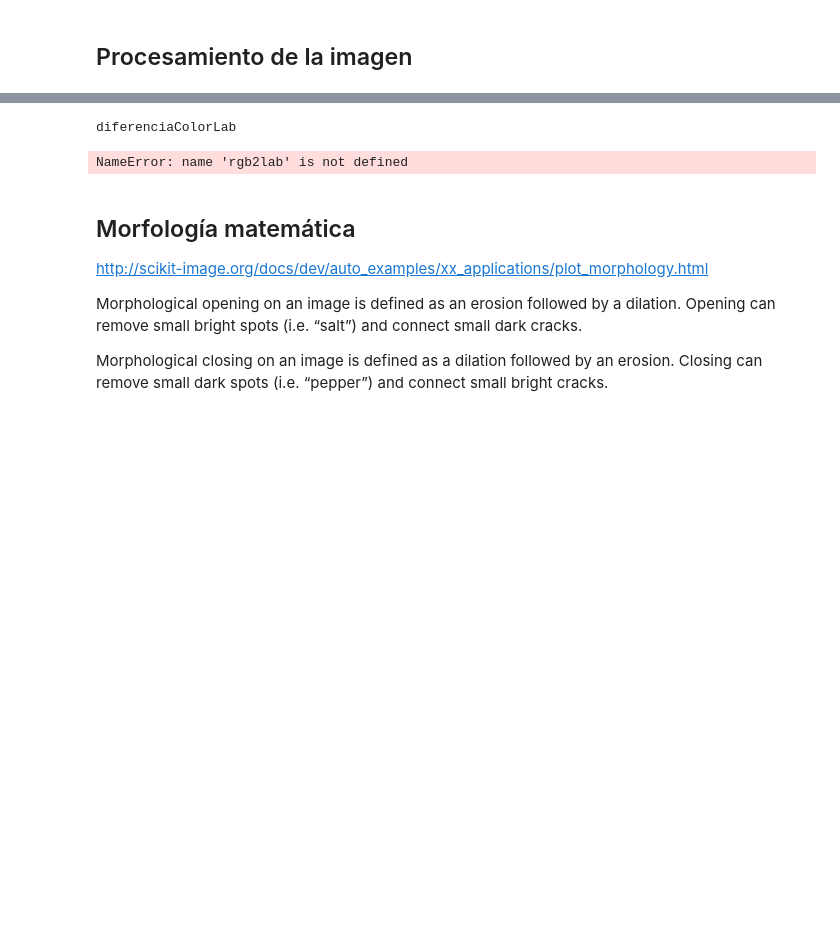
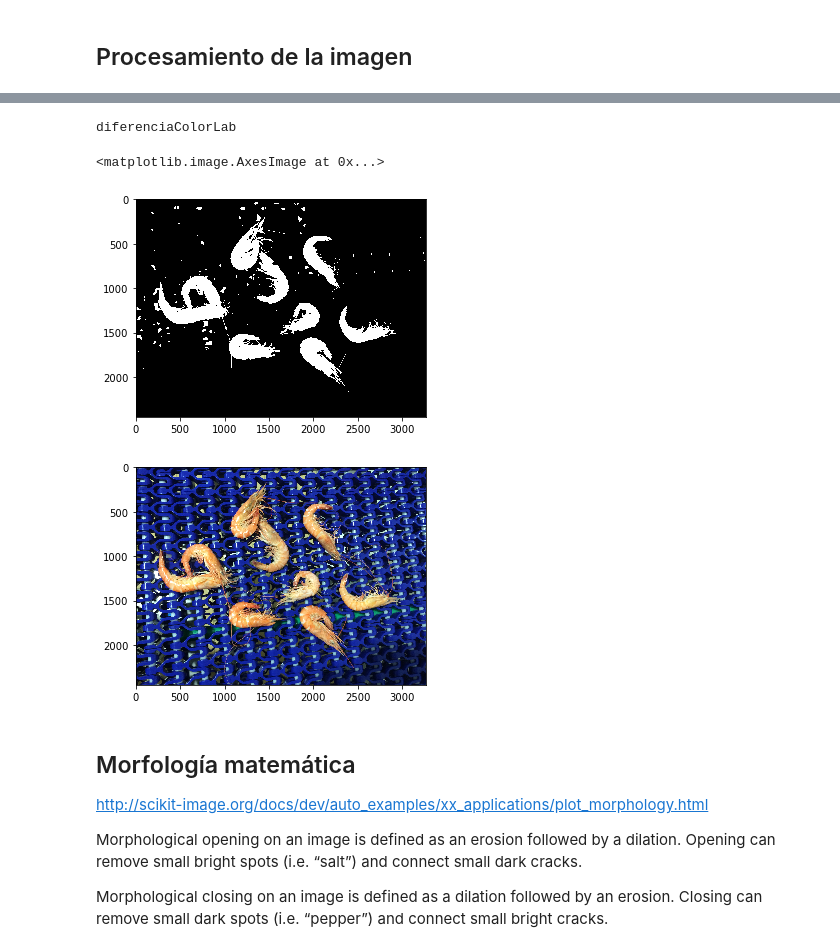
Before and after one commit to apj0007/PrawnView, a Jupyter notebook: PrawnView.ipynb, the cells around one changed output, grey strips where cells are left out. Saved outputs shown, nothing was run; the diff lists cells and outputs as text; code cells hidden in the pictures; blank space fills up the shorter version.

```diff
--- a/PrawnView.ipynb
+++ b/PrawnView.ipynb
@@ -124,20 +128,22 @@ def diferenciaColorLab(imagen,color,umbral):
 # %%
 # Ejemplos de uso de las funciones.
 
 # actualiza la ruta
 
 
-pathPequeImg="C:/Users/oficina31/WorkspaceAnaconda/9_Prawns.JPG"
+pathPequeImg=fname
 imgPeque = io.imread(pathPequeImg)
                                         # color RGB de un pixel de dentro de la gamba cogido con gimp
 diffCLab = diferenciaColorLab(imgPeque, [ 247,211,114], 160)
 
 plt.imshow(diffCLab,cmap=cm.gray)
 plt.figure()
 plt.imshow(imgPeque)
 # %% [output]
 diferenciaColorLab
-NameError: name 'rgb2lab' is not defined
+<matplotlib.image.AxesImage at 0x...>
+[figure, added]
+[figure, added]
 # %% [markdown]
 ## Morfología matemática
 
```
Also changed, not shown: parts of 4 cells of this notebook.
